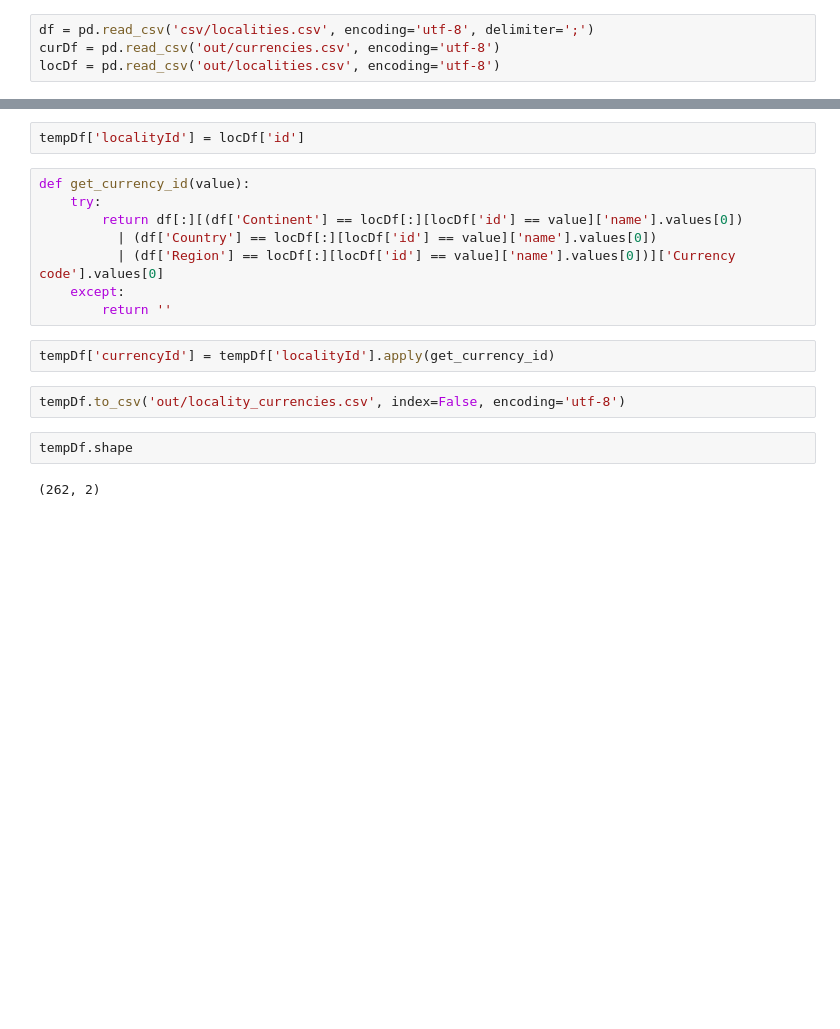
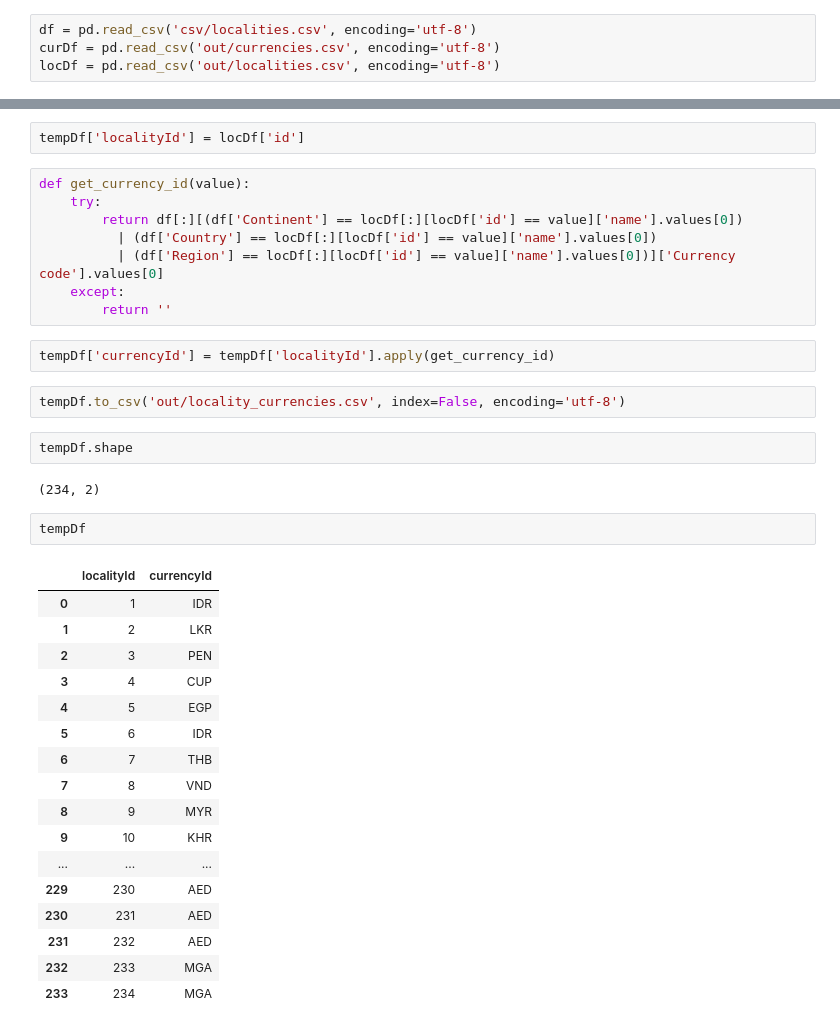
Before and after one commit to SvetlanaM/data-migration, a Jupyter notebook: locality_currency.ipynb, the cells around one changed output, grey strips where cells are left out. Cells and saved outputs as stored; diff of their text form; blank space fills up the shorter version.

```diff
--- a/locality_currency.ipynb
+++ b/locality_currency.ipynb
@@ -5,7 +5,7 @@ pd.set_option('display.max_rows', None)
 pd.set_option('display.max_columns', None)
 pd.set_option('display.width', None)
 # %%
-df = pd.read_csv('csv/localities.csv', encoding='utf-8', delimiter=';')
+df = pd.read_csv('csv/localities.csv', encoding='utf-8')
 curDf = pd.read_csv('out/currencies.csv', encoding='utf-8')
 locDf = pd.read_csv('out/localities.csv', encoding='utf-8')
 # %%
@@ -27,4 +27,24 @@ tempDf.to_csv('out/locality_currencies.csv', index=False, encoding='utf-8')
 # %%
 tempDf.shape
 # %% [output]
-(262, 2)
+(234, 2)
+# %%
+tempDf
+# %% [output]
+|  | localityId | currencyId |
+| 0 | 1 | IDR |
+| 1 | 2 | LKR |
+| 2 | 3 | PEN |
+| 3 | 4 | CUP |
+| 4 | 5 | EGP |
+| 5 | 6 | IDR |
+| 6 | 7 | THB |
+| 7 | 8 | VND |
+| 8 | 9 | MYR |
+| 9 | 10 | KHR |
+| ... | ... | ... |
+| 229 | 230 | AED |
+| 230 | 231 | AED |
+| 231 | 232 | AED |
+| 232 | 233 | MGA |
+| 233 | 234 | MGA |
```
Also changed, not shown: 12 other files.
